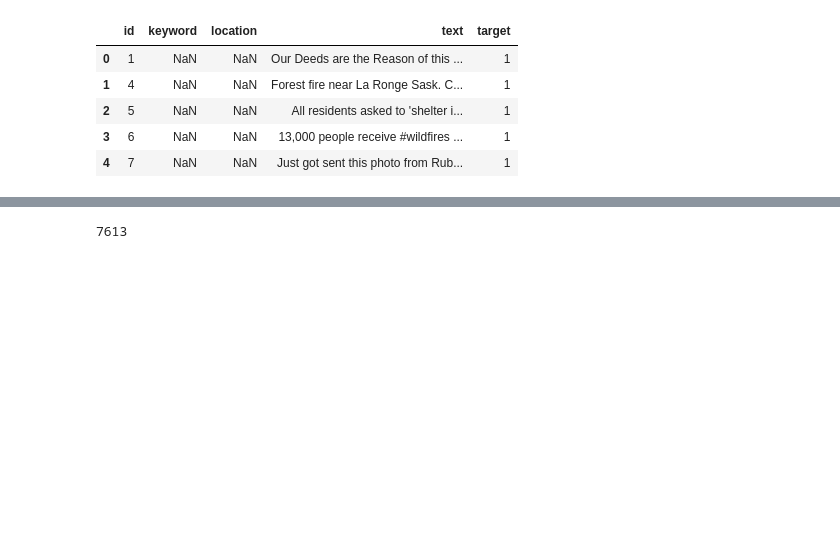
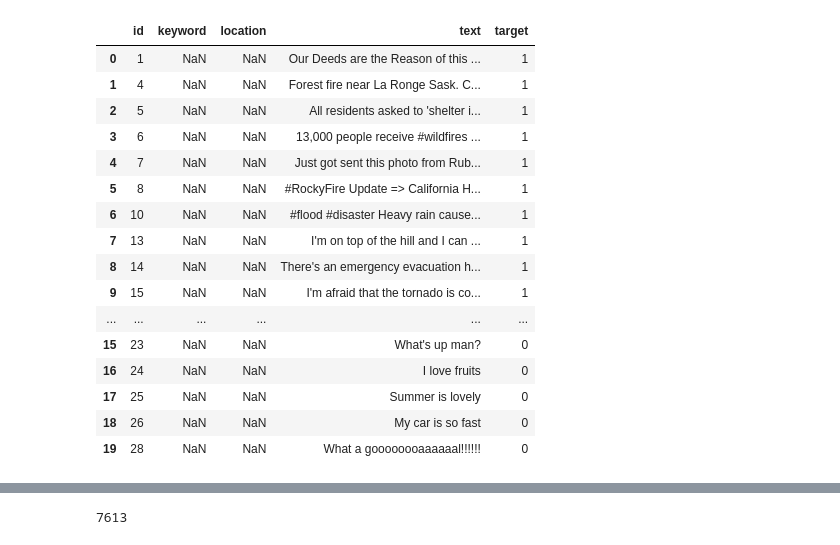
Before and after one commit to p3p31v/NLP-with-Disaster-Tweets, a Jupyter notebook: notebooks/EDA.ipynb, the cells around one changed output, grey strips where cells are left out. Drawn from its saved outputs; the diff is of its cells as text; code cells hidden in the pictures; blank space fills up the shorter version.

```diff
--- a/notebooks/EDA.ipynb
+++ b/notebooks/EDA.ipynb
@@ -1,19 +1,34 @@
 # %%
+# Import libraries
 import numpy as np # linear algebra
 import pandas as pd # data processing, CSV file I/O (e.g. pd.read_csv)
 import matplotlib.pyplot as plt
 import seaborn as sns
 import re
 import os
+
+# Increase width of columns on dataframe
+pd.set_option('display.max_colwidth', None)
 # %%
+# Import training dataset
 df_train = pd.read_csv('../input/nlp-getting-started/train.csv')
+df_train.head(20)
+# %% [output]
+|  | id | keyword | location | text | target |
+| 0 | 1 | NaN | NaN | Our Deeds are the Reason of this ... | 1 |
+| 1 | 4 | NaN | NaN | Forest fire near La Ronge Sask. C... | 1 |
+| 2 | 5 | NaN | NaN | All residents asked to 'shelter i... | 1 |
+| 3 | 6 | NaN | NaN | 13,000 people receive #wildfires ... | 1 |
+| 4 | 7 | NaN | NaN | Just got sent this photo from Rub... | 1 |
+| 5 | 8 | NaN | NaN | #RockyFire Update => California H... | 1 |
+| 6 | 10 | NaN | NaN | #flood #disaster Heavy rain cause... | 1 |
+| 7 | 13 | NaN | NaN | I'm on top of the hill and I can ... | 1 |
+| 8 | 14 | NaN | NaN | There's an emergency evacuation h... | 1 |
+| 9 | 15 | NaN | NaN | I'm afraid that the tornado is co... | 1 |
+| ... | ... | ... | ... | ... | ... |
+| 15 | 23 | NaN | NaN | What's up man? | 0 |
+| 16 | 24 | NaN | NaN | I love fruits | 0 |
+| 17 | 25 | NaN | NaN | Summer is lovely | 0 |
+| 18 | 26 | NaN | NaN | My car is so fast | 0 |
+| 19 | 28 | NaN | NaN | What a goooooooaaaaaal!!!!!! | 0 |
-# %%
-df_train.head()
-# %% [output]
-|  | id | keyword | location | text | target |
-| 0 | 1 | NaN | NaN | Our Deeds are the Reason of this ... | 1 |
-| 1 | 4 | NaN | NaN | Forest fire near La Ronge Sask. C... | 1 |
-| 2 | 5 | NaN | NaN | All residents asked to 'shelter i... | 1 |
-| 3 | 6 | NaN | NaN | 13,000 people receive #wildfires ... | 1 |
-| 4 | 7 | NaN | NaN | Just got sent this photo from Rub... | 1 |
 # %%
```
Also changed, not shown: parts of 16 cells of this notebook, 1 other file.
